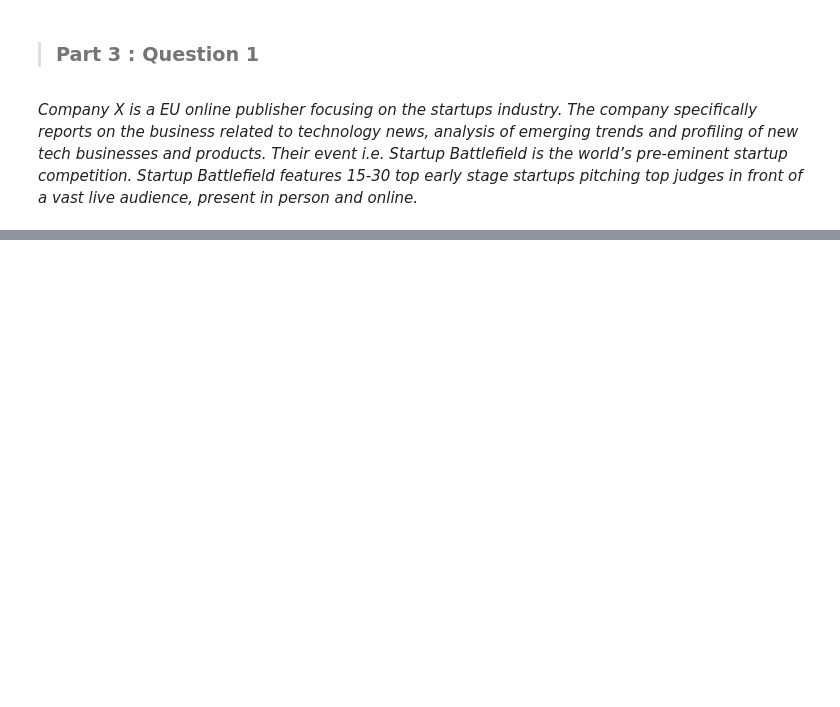
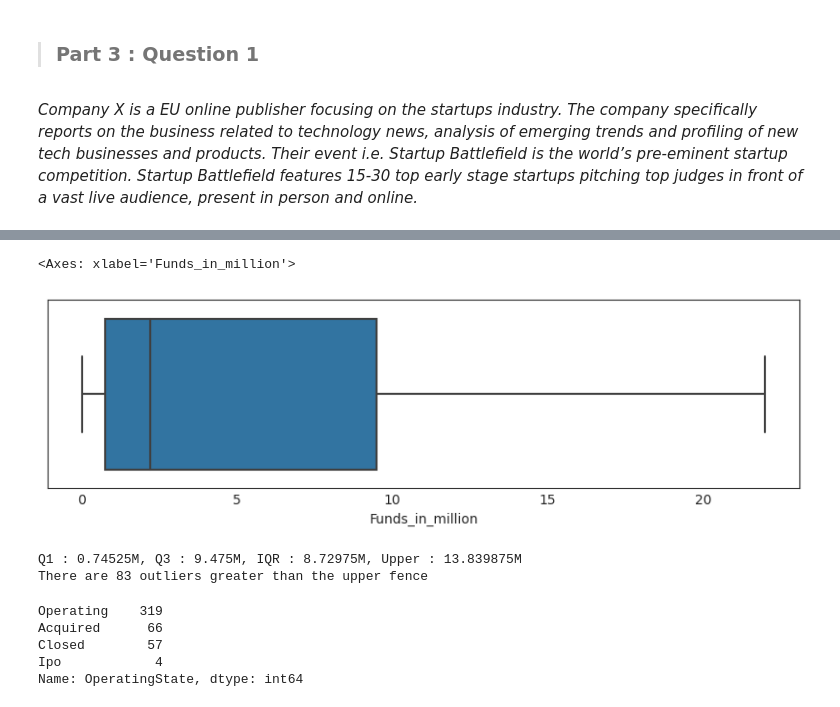
Before and after one commit to nishantkapps/aiml-projects, a Jupyter notebook: Stats_Project.ipynb, the cells around one changed output, grey strips where cells are left out. Cells and saved outputs as stored; diff of their text form; code cells hidden in the pictures; blank space fills up the shorter version.

```diff
--- a/Stats_Project.ipynb
+++ b/Stats_Project.ipynb
@@ -504,0 +596,30 @@ For better analysis, the following corrections can be made
+# %%
+# Hiding the outliers helps us see the distribution of data better
+# Median of funding is around 2.5 million $
+
+plt.figure(figsize=(8,2))
+sns.boxplot(data=comcln, x=comcln['Funds_in_million'], showfliers=False)
+# %% [output]
+<Axes: xlabel='Funds_in_million'>
+[figure, added]
+# %%
+# Check the number of outliers greater than upper fence. [1 Mark]
+Q1 = comcln['Funds_in_million'].quantile(0.25)
+Q3 = comcln['Funds_in_million'].quantile(0.75)
+IQR = Q3-Q1
+upper = Q1 + 1.5*IQR
+print('Q1 : '+str(Q1) +'M, '+ 'Q3 : '+ str(Q3)+'M, '+ 'IQR : '+str(IQR)+'M, '+'Upper : '+str(upper)+'M')
+outliers =  comcln[comcln['Funds_in_million']>upper]
+print('There are '+ str(outliers.shape[0]) +' outliers greater than the upper fence')
+# %% [output]
+Q1 : 0.74525M, Q3 : 9.475M, IQR : 8.72975M, Upper : 13.839875M
+There are 83 outliers greater than the upper fence
+# %%
+# Check frequency of the OperatingState features classes. [1 Mark]
+comcln['OperatingState'].value_counts()
+# %% [output]
+Operating    319
+Acquired      66
+Closed        57
+Ipo            4
+Name: OperatingState, dtype: int64
```
Also changed, not shown: parts of 21 cells of this notebook.
